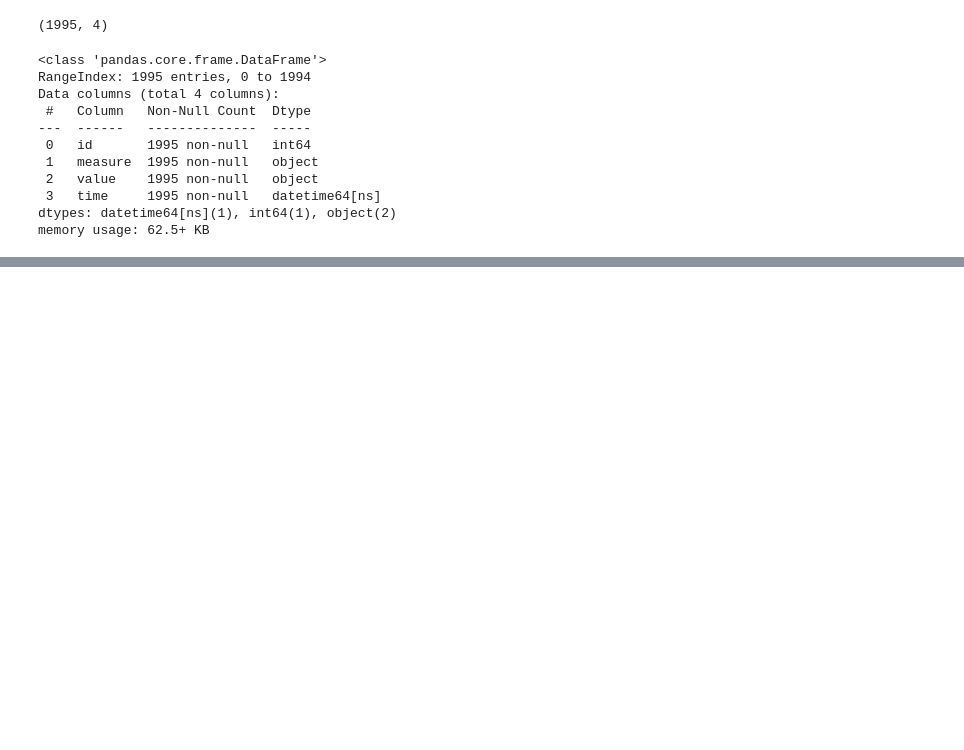
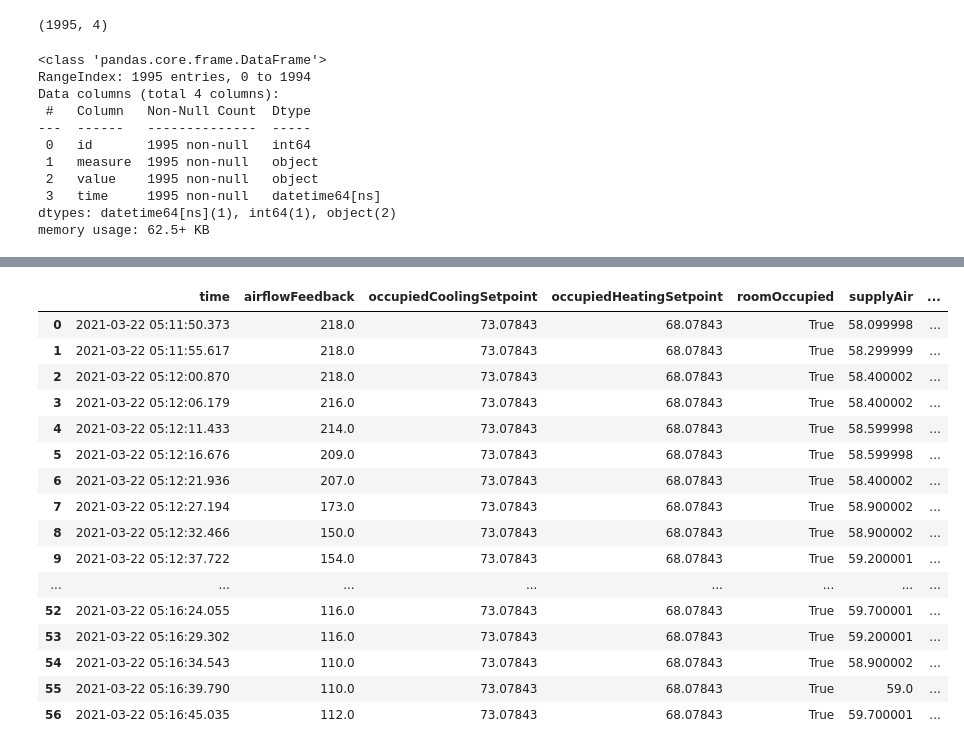
Before and after one commit to dlaredorazo/hvac_aws, a Jupyter notebook: anomaly_detection/Untitled.ipynb, the cells around one changed output, grey strips where cells are left out. Drawn from its saved outputs; the diff is of its cells as text; code cells hidden in the pictures; blank space fills up the shorter version.

```diff
--- a/anomaly_detection/Untitled.ipynb
+++ b/anomaly_detection/Untitled.ipynb
@@ -154,0 +155,12 @@ pivoted_df.head()
+# %%
+day_quarters = {0:'0-5', 1:'6-11', 2:'12-17', 3:'18-23'}
+
+#To ensure that all of the quarters are created
+fake_entries = {'time':[None, None, None, None], 'airflowFeedback': [None, None, None, None],
+                'occupiedCoolingSetpoint':[None, None, None, None], 'roomOccupied':[None, None, None, None],
+                'roomOccupied':[None, None, None, None], 'supplyAir':[None, None, None, None],
+                'terminalLoad':[None, None, None, None], 'zoneTemperature':[None, None, None, None],
+                'Day quarter': [0, 1, 2, 3]
+               }
+quarters_df = pd.DataFrame(fake_entries)
+quarters_df.head()
@@ -154,0 +173,5 @@ pivoted_df.head()
+# %%
+pivoted_df = pivoted_df.reset_index()
+
+pivoted_df['Day quarter'] = pivoted_df['time'].map(lambda x: x.hour//6)
+concat_df = pd.concat([pivoted_df, quarters_df], axis=0)
@@ -154,0 +182,4 @@ pivoted_df.head()
+# %%
+dummies = pd.get_dummies(concat_df['Day quarter'])
+concat_df = pd.concat([concat_df, dummies], axis=1)
+concat_df.rename(columns=day_quarters, inplace=True)
@@ -155,6 +202,6 @@ pivoted_df.head()
 # %%
-pivoted_df['airflowRoll'] = pivoted_df['airflowFeedback'].rolling(window=12).mean()
-pivoted_df['supplyAirRoll'] = pivoted_df['supplyAir'].rolling(window=12).mean()
-pivoted_df['zoneTemperatureRoll'] = pivoted_df['zoneTemperature'].rolling(window=12).mean()
-pivoted_df
+concat_df = concat_df.dropna(axis=0, subset=['time'])
+concat_df['airflowRoll'] = concat_df['airflowFeedback'].rolling(window=12).mean()
+concat_df['supplyAirRoll'] = concat_df['supplyAir'].rolling(window=12).mean()
+concat_df['zoneTemperatureRoll'] = concat_df['zoneTemperature'].rolling(window=12).mean()
 # %% [output]
@@ -179,3 +223,23 @@ pivoted_df
+# %%
+concat_df
+# %% [output]
+|  | time | airflowFeedback | occupiedCoolingSetpoint | occupiedHeatingSetpoint | roomOccupied | supplyAir | ... |
+| 0 | 2021-03-22 05:11:50.373 | 218.0 | 73.07843 | 68.07843 | True | 58.099998 | ... |
+| 1 | 2021-03-22 05:11:55.617 | 218.0 | 73.07843 | 68.07843 | True | 58.299999 | ... |
+| 2 | 2021-03-22 05:12:00.870 | 218.0 | 73.07843 | 68.07843 | True | 58.400002 | ... |
+| 3 | 2021-03-22 05:12:06.179 | 216.0 | 73.07843 | 68.07843 | True | 58.400002 | ... |
+| 4 | 2021-03-22 05:12:11.433 | 214.0 | 73.07843 | 68.07843 | True | 58.599998 | ... |
+| 5 | 2021-03-22 05:12:16.676 | 209.0 | 73.07843 | 68.07843 | True | 58.599998 | ... |
+| 6 | 2021-03-22 05:12:21.936 | 207.0 | 73.07843 | 68.07843 | True | 58.400002 | ... |
+| 7 | 2021-03-22 05:12:27.194 | 173.0 | 73.07843 | 68.07843 | True | 58.900002 | ... |
+| 8 | 2021-03-22 05:12:32.466 | 150.0 | 73.07843 | 68.07843 | True | 58.900002 | ... |
+| 9 | 2021-03-22 05:12:37.722 | 154.0 | 73.07843 | 68.07843 | True | 59.200001 | ... |
+| ... | ... | ... | ... | ... | ... | ... | ... |
+| 52 | 2021-03-22 05:16:24.055 | 116.0 | 73.07843 | 68.07843 | True | 59.700001 | ... |
+| 53 | 2021-03-22 05:16:29.302 | 116.0 | 73.07843 | 68.07843 | True | 59.200001 | ... |
+| 54 | 2021-03-22 05:16:34.543 | 110.0 | 73.07843 | 68.07843 | True | 58.900002 | ... |
+| 55 | 2021-03-22 05:16:39.790 | 110.0 | 73.07843 | 68.07843 | True | 59.0 | ... |
+| 56 | 2021-03-22 05:16:45.035 | 112.0 | 73.07843 | 68.07843 | True | 59.700001 | ... |
 # %%
 unique_ids = res_df['id'].unique()
 
```
Also changed, not shown: parts of 9 cells of this notebook, 1 other file.
